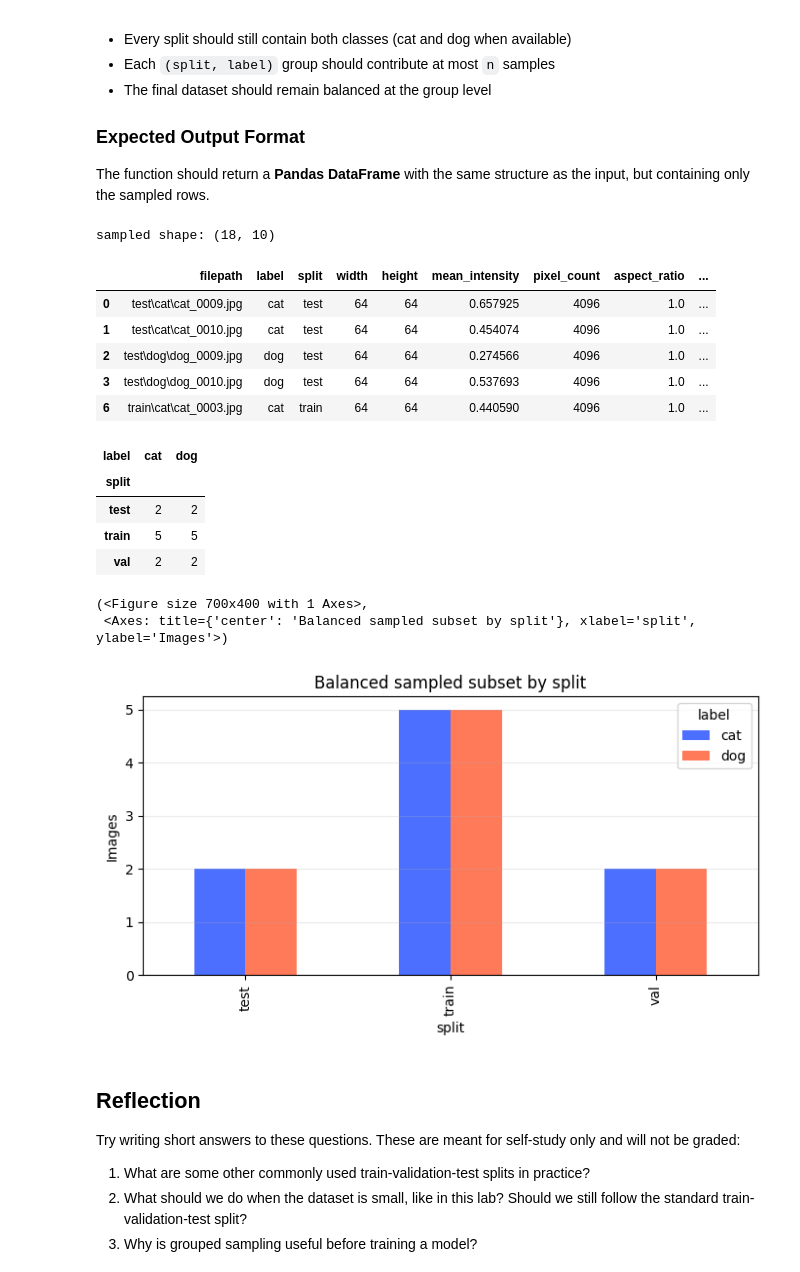
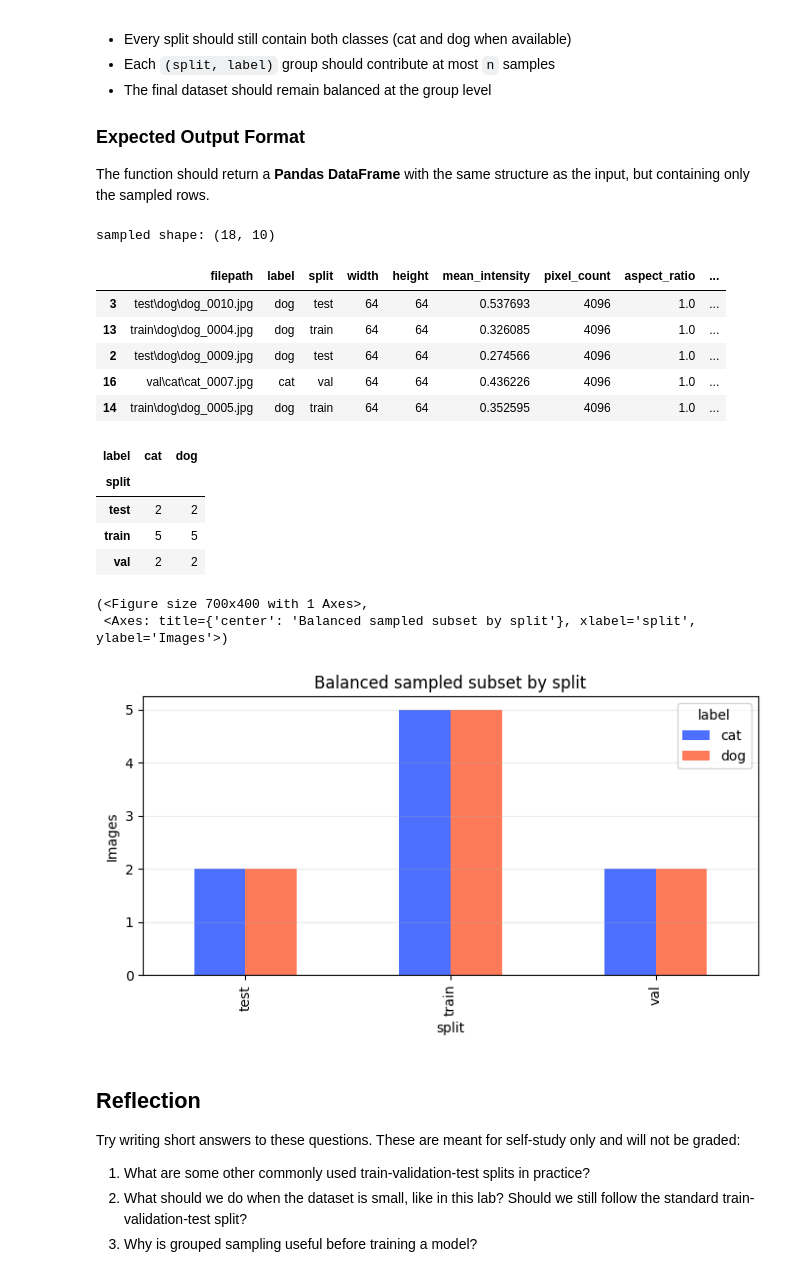
Before and after one commit to vgu-dsai-2026/lab-2-pandas-noobvspro123, a Jupyter notebook: notebook.ipynb, the cells around one changed output. Saved outputs shown, nothing was run; the diff lists cells and outputs as text; code cells hidden in the pictures.

```diff
--- a/notebook.ipynb
+++ b/notebook.ipynb
@@ -497,31 +497,30 @@ The function should return a **Pandas DataFrame** with the same structure as the
 # %%
 def sample_balanced_by_split_and_label(
     frame: pd.DataFrame, n_per_group: int, seed: int
 ) -> pd.DataFrame:
-    return frame.groupby(["split", "label"], group_keys=False).apply(
-        lambda x: x.sample(min(len(x), n_per_group), random_state=seed)
-    )
+    shuffled_df = frame.sample(frac=1, random_state=seed)
+    return shuffled_df.groupby(["split", "label"]).head(n_per_group)
 
 
 sample_size_per_group = 5
 sampled_df = sample_balanced_by_split_and_label(
     analysis_df, n_per_group=sample_size_per_group, seed=SEED
 )
 print("sampled shape:", sampled_df.shape)
 display(sampled_df.head())
 
 sampled_balance = sampled_df.groupby(["split", "label"]).size().unstack(fill_value=0)
 display(sampled_balance)
 
 plot_class_balance(sampled_df, title="Balanced sampled subset by split")
 # %% [output]
 sampled shape: (18, 10)
 |  | filepath | label | split | width | height | mean_intensity | pixel_count | aspect_ratio | ... |
-| 0 | test\cat\cat_0009.jpg | cat | test | 64 | 64 | 0.657925 | 4096 | 1.0 | ... |
-| 1 | test\cat\cat_0010.jpg | cat | test | 64 | 64 | 0.454074 | 4096 | 1.0 | ... |
+| 3 | test\dog\dog_0010.jpg | dog | test | 64 | 64 | 0.537693 | 4096 | 1.0 | ... |
+| 13 | train\dog\dog_0004.jpg | dog | train | 64 | 64 | 0.326085 | 4096 | 1.0 | ... |
 | 2 | test\dog\dog_0009.jpg | dog | test | 64 | 64 | 0.274566 | 4096 | 1.0 | ... |
-| 3 | test\dog\dog_0010.jpg | dog | test | 64 | 64 | 0.537693 | 4096 | 1.0 | ... |
-| 6 | train\cat\cat_0003.jpg | cat | train | 64 | 64 | 0.440590 | 4096 | 1.0 | ... |
+| 16 | val\cat\cat_0007.jpg | cat | val | 64 | 64 | 0.436226 | 4096 | 1.0 | ... |
+| 14 | train\dog\dog_0005.jpg | dog | train | 64 | 64 | 0.352595 | 4096 | 1.0 | ... |
 | label | cat | dog |
 | split |  |  |
 | test | 2 | 2 |
```
